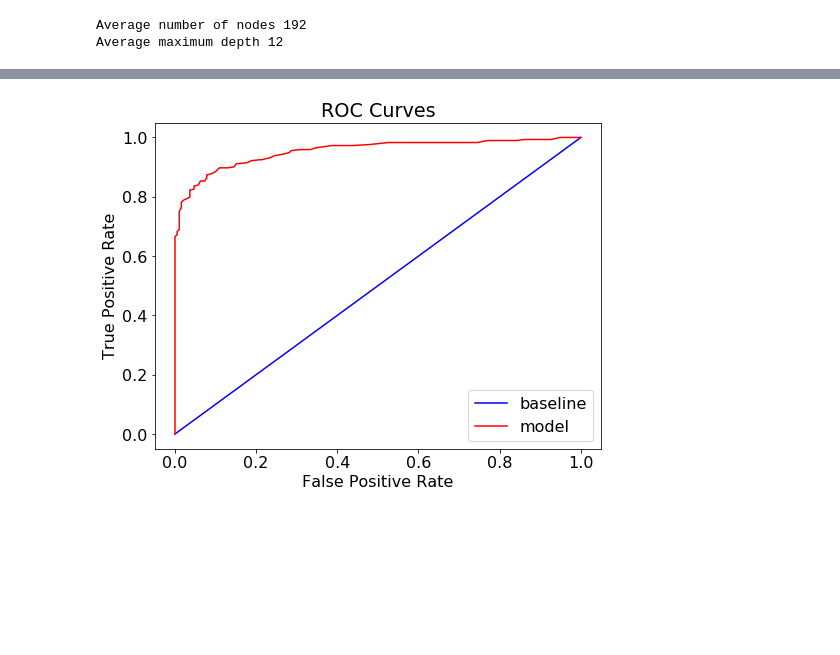
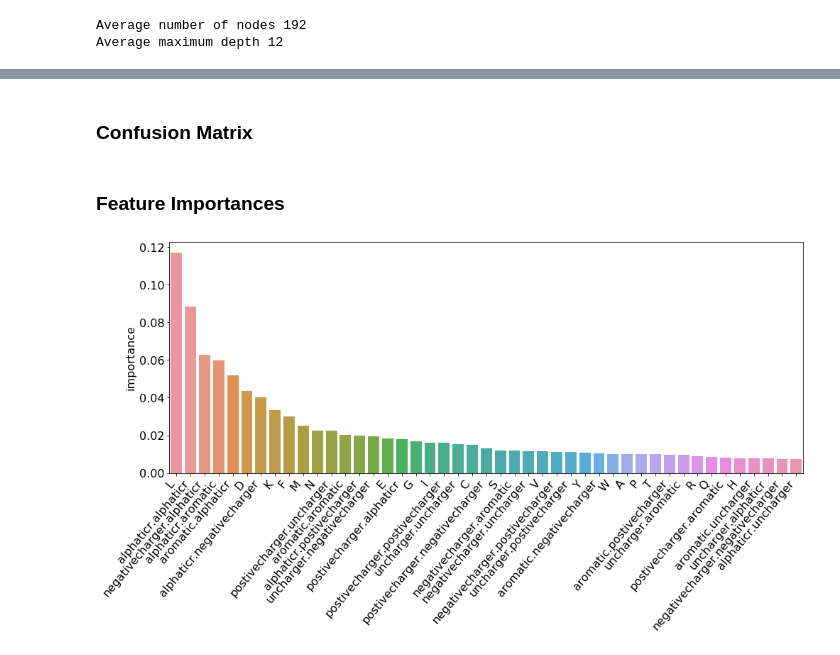
Before and after one commit to emilyyaklich/final-project, a Jupyter notebook: final_project_main_script.ipynb, the cells around one changed output, grey strips where cells are left out. Cells and saved outputs as stored; diff of their text form; code cells hidden in the pictures; blank space fills up the shorter version.

```diff
--- a/final_project_main_script.ipynb
+++ b/final_project_main_script.ipynb
@@ -131,13 +135,17 @@ from sklearn.ensemble import RandomForestClassifier
 from sklearn.metrics import mean_squared_error
 
 # split the data into training and testing sets
-train_features, test_features, train_labels, test_labels = train_test_split(features, labels, test_size = 0.3, random_state = 42)
+train_features, test_features, train_labels, test_labels = train_test_split(features,
+                                            labels, test_size = 0.3, random_state = 42)
 # instantiate
 rf = RandomForestClassifier(n_estimators = 100, random_state = 42, n_jobs=-1)
 # fit
 rf.fit(train_features, train_labels);
 # predict
-predictions = rf.predict(test_features)
+rf_predictions = rf.predict(test_features)
+# calculate mean predicted class probabilities
+rf_probs = rf.predict_proba(test_features)[:, 1]
 # test
-mean_squared_error(test_labels, predictions)
+mse = mean_squared_error(test_labels, rf_predictions)
+print('Mean Squared Error:', round(mse, 2))
 # %% [output]
@@ -187,12 +207,2 @@ model_fpr, model_tpr, _ = roc_curve(test_labels, rf_probs, pos_label=2)
-# %%
-import matplotlib.pyplot as plt
-plt.figure(figsize = (8, 6))
-plt.rcParams['font.size'] = 16
-
-    # Plot both curves
-plt.plot(base_fpr, base_tpr, 'b', label = 'baseline')
-plt.plot(model_fpr, model_tpr, 'r', label = 'model')
-plt.legend();
-plt.xlabel('False Positive Rate'); plt.ylabel('True Positive Rate'); plt.title('ROC Curves');
-# %% [output]
-[figure, removed]
+# %% [markdown]
+### Confusion Matrix
@@ -198,0 +219,15 @@ plt.xlabel('False Positive Rate'); plt.ylabel('True Positive Rate'); plt.title('
+# %% [markdown]
+### Feature Importances
+# %%
+import seaborn as sns
+# identify which features contribute the most to the model and put into a dataframe
+feature_importances = pd.DataFrame(rf.feature_importances_, index = feature_list,
+                      columns=['importance']).sort_values('importance', ascending=False)
+
+# plot the feature importances
+plt.figure(figsize=(16,6))
+ax = sns.barplot(x=feature_importances.index.values, y='importance' ,data=feature_importances)
+ax.set_xticklabels(ax.get_xticklabels(), rotation=50, ha="right")
+plt.show()
+# %% [output]
+[figure, added]
```
Also changed, not shown: parts of 20 cells of this notebook.
